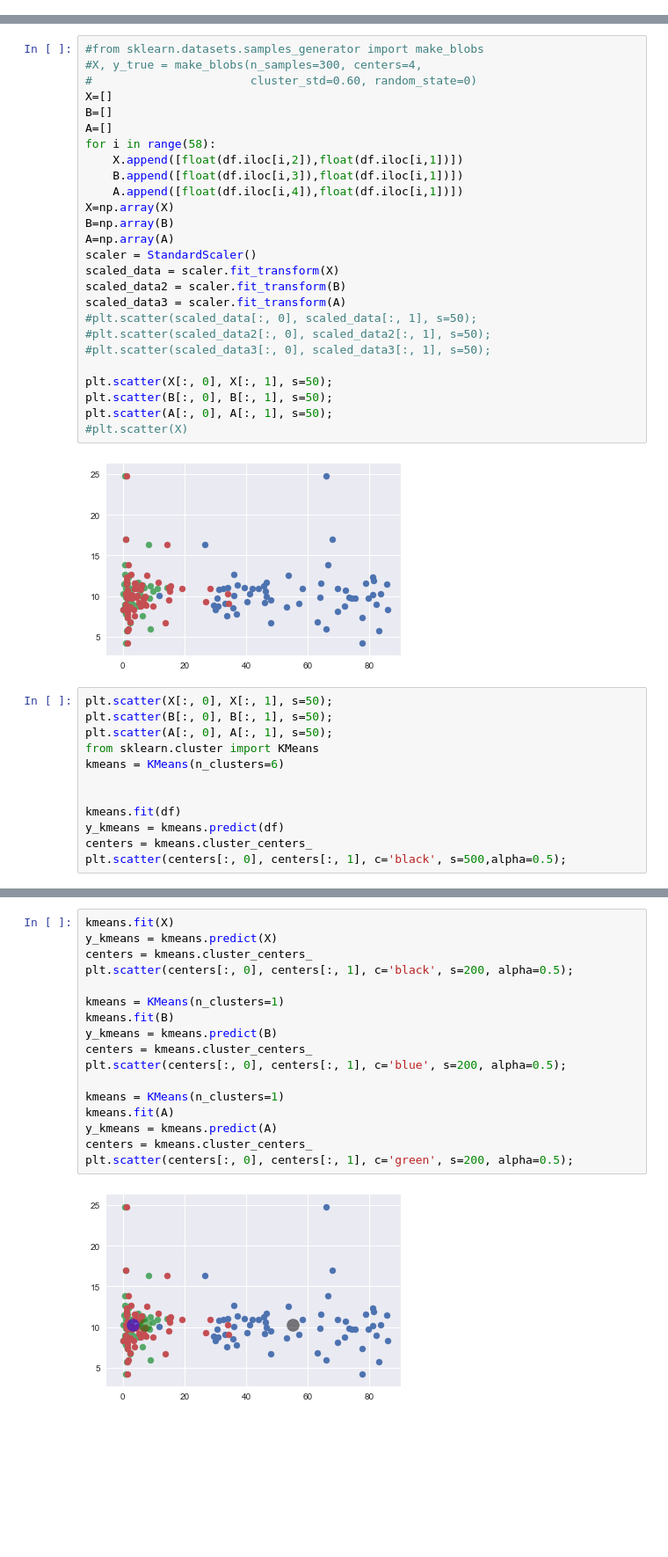
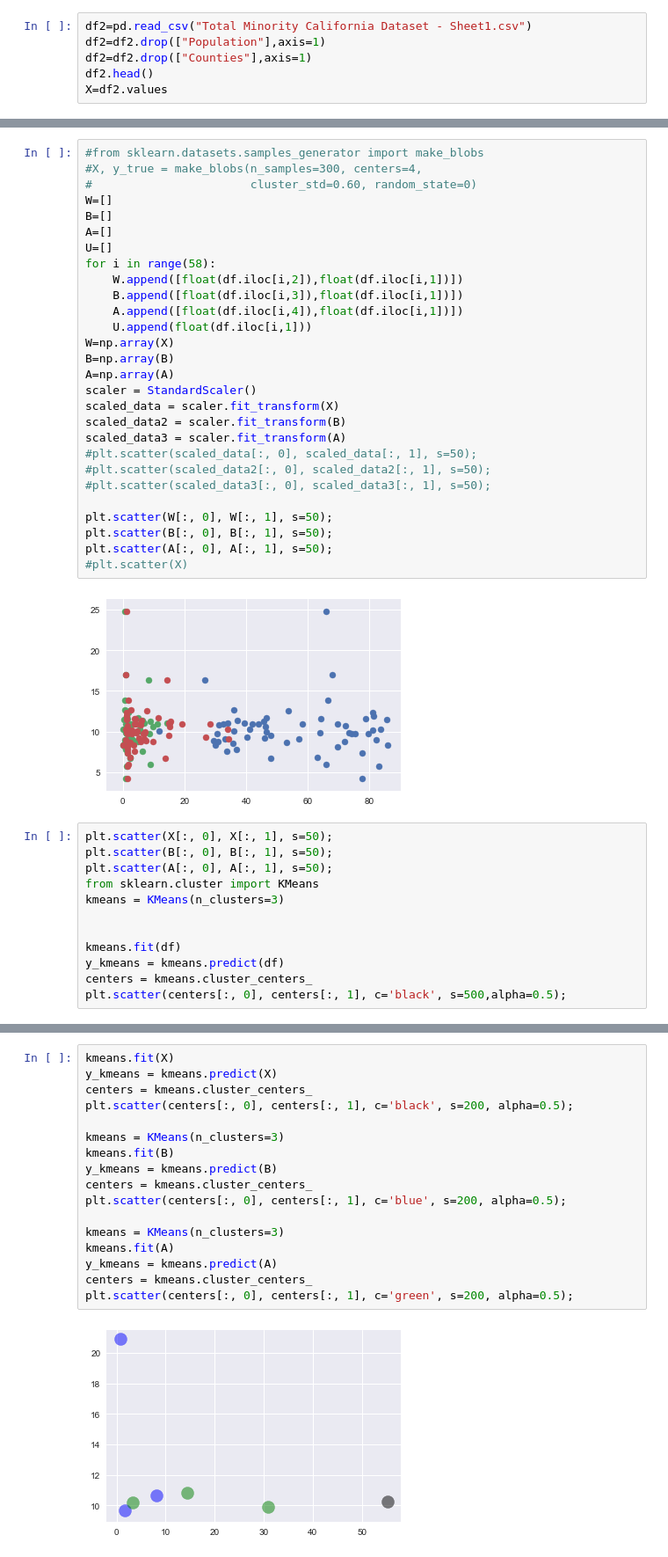
Before and after one commit to ghostcat17/COVID-19, a Jupyter notebook: Multidimensional k-means.ipynb, the cells around one changed output, grey strips where cells are left out. Shown at 88% size. Saved outputs shown, nothing was run; the diff lists cells and outputs as text; blank space fills up the shorter version.

Commit message:
White v minority, k means scratch work

```diff
--- a/Multidimensional k-means.ipynb
+++ b/Multidimensional k-means.ipynb
@@ -23,0 +22,6 @@ df.tail()
+# %%
+df2=pd.read_csv("Total Minority California Dataset - Sheet1.csv")
+df2=df2.drop(["Population"],axis=1)
+df2=df2.drop(["Counties"],axis=1)
+df2.head()
+X=df2.values
@@ -25,14 +105,16 @@ df.tail()
 #from sklearn.datasets.samples_generator import make_blobs
 #X, y_true = make_blobs(n_samples=300, centers=4,
 #                       cluster_std=0.60, random_state=0)
-X=[]
+W=[]
 B=[]
 A=[]
+U=[]
 for i in range(58):
-    X.append([float(df.iloc[i,2]),float(df.iloc[i,1])])
+    W.append([float(df.iloc[i,2]),float(df.iloc[i,1])])
     B.append([float(df.iloc[i,3]),float(df.iloc[i,1])])
     A.append([float(df.iloc[i,4]),float(df.iloc[i,1])])
-X=np.array(X)
+    U.append(float(df.iloc[i,1]))
+W=np.array(X)
 B=np.array(B)
 A=np.array(A)
 scaler = StandardScaler()
@@ -43,7 +125,7 @@ scaled_data3 = scaler.fit_transform(A)
 #plt.scatter(scaled_data2[:, 0], scaled_data2[:, 1], s=50);
 #plt.scatter(scaled_data3[:, 0], scaled_data3[:, 1], s=50);
 
-plt.scatter(X[:, 0], X[:, 1], s=50);
+plt.scatter(W[:, 0], W[:, 1], s=50);
 plt.scatter(B[:, 0], B[:, 1], s=50);
 plt.scatter(A[:, 0], A[:, 1], s=50);
 #plt.scatter(X)
@@ -54,7 +136,7 @@ plt.scatter(X[:, 0], X[:, 1], s=50);
 plt.scatter(B[:, 0], B[:, 1], s=50);
 plt.scatter(A[:, 0], A[:, 1], s=50);
 from sklearn.cluster import KMeans
-kmeans = KMeans(n_clusters=6)
+kmeans = KMeans(n_clusters=3)
 
 
 kmeans.fit(df)
@@ -66,22 +148,22 @@ plt.scatter(centers[:, 0], centers[:, 1], c='black', s=500,alpha=0.5);
 # %%
 kmeans.fit(X)
 y_kmeans = kmeans.predict(X)
 centers = kmeans.cluster_centers_
 plt.scatter(centers[:, 0], centers[:, 1], c='black', s=200, alpha=0.5);
 
-kmeans = KMeans(n_clusters=1)
+kmeans = KMeans(n_clusters=3)
 kmeans.fit(B)
 y_kmeans = kmeans.predict(B)
 centers = kmeans.cluster_centers_
 plt.scatter(centers[:, 0], centers[:, 1], c='blue', s=200, alpha=0.5);
 
-kmeans = KMeans(n_clusters=1)
+kmeans = KMeans(n_clusters=3)
 kmeans.fit(A)
 y_kmeans = kmeans.predict(A)
 centers = kmeans.cluster_centers_
 plt.scatter(centers[:, 0], centers[:, 1], c='green', s=200, alpha=0.5);
 # %% [output]
-[figure, old version]
+[figure, new version]
 # %%
 print(__doc__)
 
```
Also changed, not shown: parts of 20 cells of this notebook, 1 other file.
